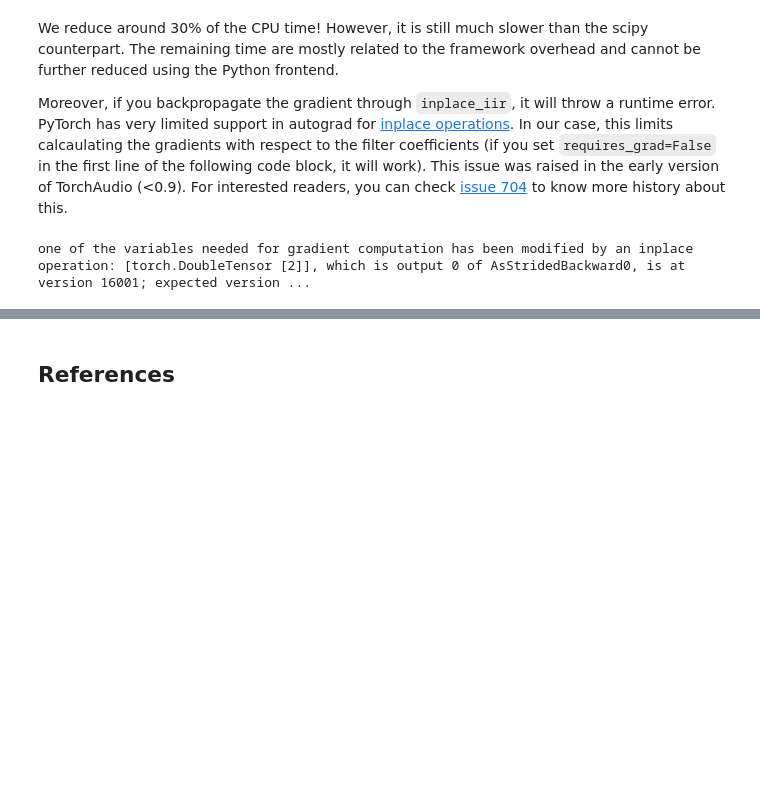
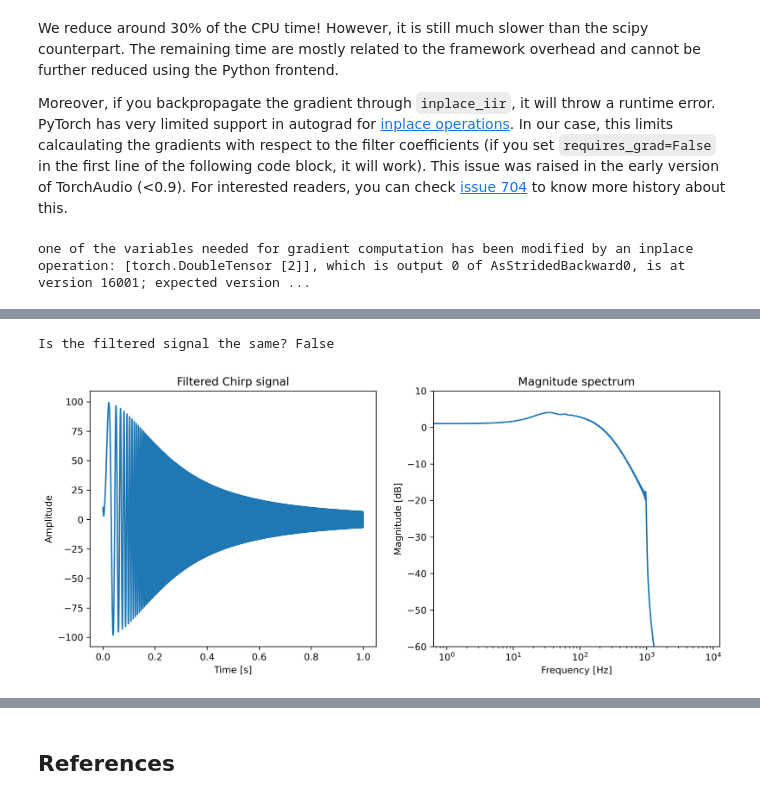
Before and after one commit to intro2ddsp/intro2ddsp.github.io, a Jupyter notebook: filters/iir.ipynb, the cells around one changed output, grey strips where cells are left out. Drawn from its saved outputs; the diff is of its cells as text; code cells hidden in the pictures; blank space fills up the shorter version.

```diff
--- a/filters/iir.ipynb
+++ b/filters/iir.ipynb
@@ -215,13 +187,13 @@ def inplace_iir(x: torch.Tensor, a: torch.Tensor):
         y[i+M] -= torch.dot(a_flip, past_outputs)
     return y[M:]
 # %%
-assert torch.allclose(inplace_iir(test_signal_torch * b[0], a_torch), torch.from_numpy(filtered_signal))
+assert torch.allclose(inplace_iir(test_signal_torch, a_torch), torch.from_numpy(filtered_signal))
 
 torch_time = timeit(
     stmt="iir(test_signal_torch, a_torch)",
     globals={
         "a_torch": a_torch,
-        "test_signal_torch": test_signal_torch * b[0],
+        "test_signal_torch": test_signal_torch,
         "iir": inplace_iir
     },
     number=10
@@ -251,0 +276,22 @@ one of the variables needed for gradient computation has been modified by an inp
+# %%
+filtered_signal_freq = freq_iir(test_signal_torch, a_torch)
+
+print(f"Is the filtered signal the same? {torch.allclose(filtered_signal_freq, torch.from_numpy(filtered_signal))}")
+
+fig = plt.figure(figsize=(12, 5), dpi=300)
+plt.subplot(1, 2, 1)
+plt.plot(np.arange(T) / fs, filtered_signal_freq.numpy())
+plt.xlabel("Time [s]")
+plt.ylabel("Amplitude")
+plt.title("Filtered Chirp signal")
+plt.subplot(1, 2, 2)
+plt.magnitude_spectrum(filtered_signal_freq.numpy(), Fs=fs, scale='dB', window=signal.windows.boxcar(T))
+plt.xlabel("Frequency [Hz]")
+plt.ylabel("Magnitude [dB]")
+plt.xscale("log")
+plt.ylim(-60, 10)
+plt.title("Magnitude spectrum")
+plt.show()
+# %% [output]
+Is the filtered signal the same? False
+[figure, added]
```
Also changed, not shown: parts of 22 cells of this notebook.
